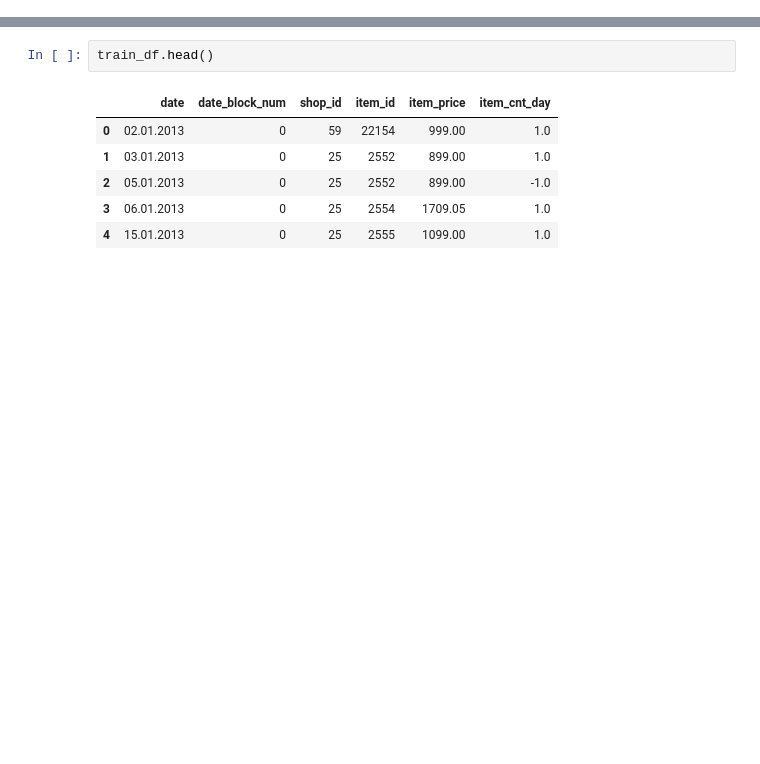
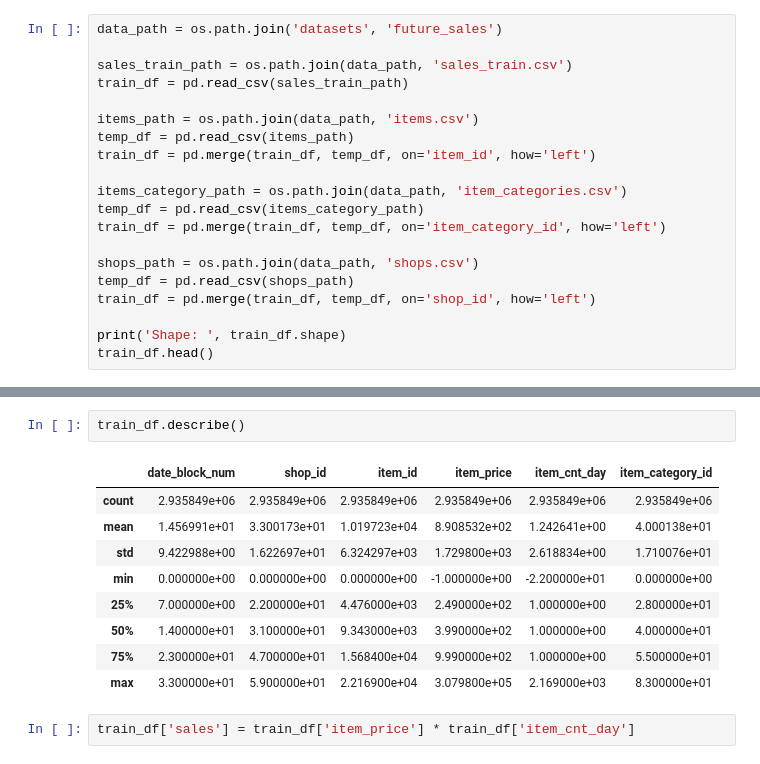
Before and after one commit to Bounty1993/ML-scripts, a Jupyter notebook: future_sales.ipynb, the cells around one changed output, grey strips where cells are left out. Cells and saved outputs as stored; diff of their text form; blank space fills up the shorter version.

Commit message:
first EDA in future sales

```diff
--- a/future_sales.ipynb
+++ b/future_sales.ipynb
@@ -8,0 +19,20 @@ train_df = pd.read_csv(sales_train_path)
+# %%
+data_path = os.path.join('datasets', 'future_sales')
+
+sales_train_path = os.path.join(data_path, 'sales_train.csv')
+train_df = pd.read_csv(sales_train_path)
+
+items_path = os.path.join(data_path, 'items.csv')
+temp_df = pd.read_csv(items_path)
+train_df = pd.merge(train_df, temp_df, on='item_id', how='left')
+
+items_category_path = os.path.join(data_path, 'item_categories.csv')
+temp_df = pd.read_csv(items_category_path)
+train_df = pd.merge(train_df, temp_df, on='item_category_id', how='left')
+
+shops_path = os.path.join(data_path, 'shops.csv')
+temp_df = pd.read_csv(shops_path)
+train_df = pd.merge(train_df, temp_df, on='shop_id', how='left')
+
+print('Shape: ', train_df.shape)
+train_df.head()
@@ -9,9 +61,14 @@ train_df = pd.read_csv(sales_train_path)
 # %%
-train_df.head()
+train_df.describe()
 # %% [output]
-|  | date | date_block_num | shop_id | item_id | item_price | item_cnt_day |
-| 0 | 02.01.2013 | 0 | 59 | 22154 | 999.00 | 1.0 |
-| 1 | 03.01.2013 | 0 | 25 | 2552 | 899.00 | 1.0 |
-| 2 | 05.01.2013 | 0 | 25 | 2552 | 899.00 | -1.0 |
-| 3 | 06.01.2013 | 0 | 25 | 2554 | 1709.05 | 1.0 |
-| 4 | 15.01.2013 | 0 | 25 | 2555 | 1099.00 | 1.0 |
+|  | date_block_num | shop_id | item_id | item_price | item_cnt_day | item_category_id |
+| count | 2.935849e+06 | 2.935849e+06 | 2.935849e+06 | 2.935849e+06 | 2.935849e+06 | 2.935849e+06 |
+| mean | 1.456991e+01 | 3.300173e+01 | 1.019723e+04 | 8.908532e+02 | 1.242641e+00 | 4.000138e+01 |
+| std | 9.422988e+00 | 1.622697e+01 | 6.324297e+03 | 1.729800e+03 | 2.618834e+00 | 1.710076e+01 |
+| min | 0.000000e+00 | 0.000000e+00 | 0.000000e+00 | -1.000000e+00 | -2.200000e+01 | 0.000000e+00 |
+| 25% | 7.000000e+00 | 2.200000e+01 | 4.476000e+03 | 2.490000e+02 | 1.000000e+00 | 2.800000e+01 |
+| 50% | 1.400000e+01 | 3.100000e+01 | 9.343000e+03 | 3.990000e+02 | 1.000000e+00 | 4.000000e+01 |
+| 75% | 2.300000e+01 | 4.700000e+01 | 1.568400e+04 | 9.990000e+02 | 1.000000e+00 | 5.500000e+01 |
+| max | 3.300000e+01 | 5.900000e+01 | 2.216900e+04 | 3.079800e+05 | 2.169000e+03 | 8.300000e+01 |
+# %%
+train_df['sales'] = train_df['item_price'] * train_df['item_cnt_day']
```
Also changed, not shown: parts of 7 cells of this notebook, 2 other files.
